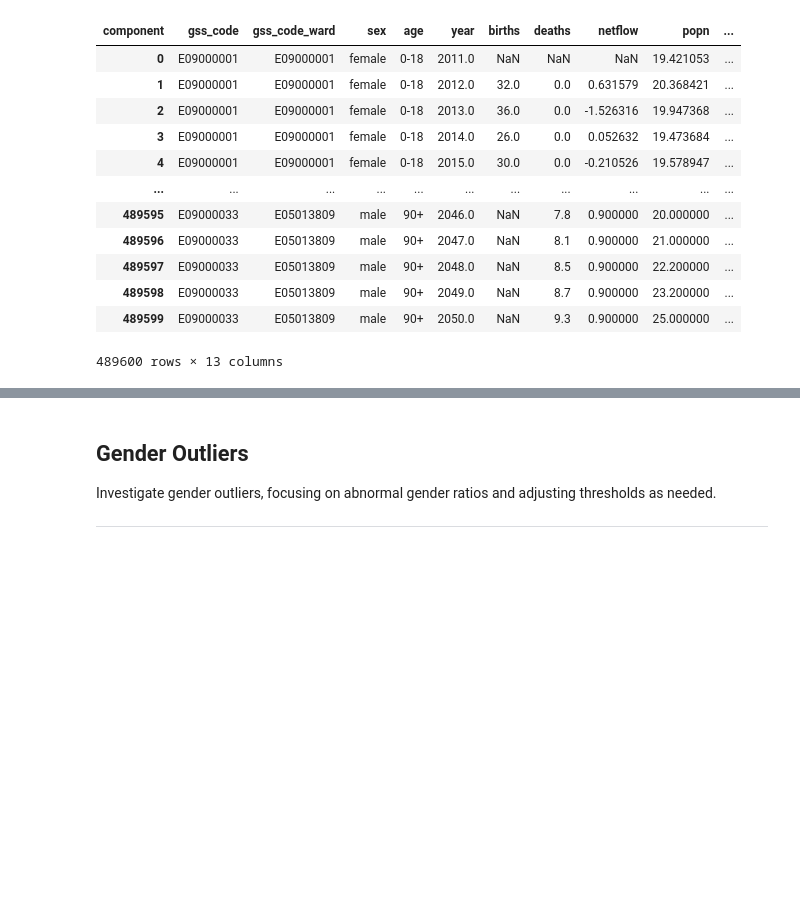
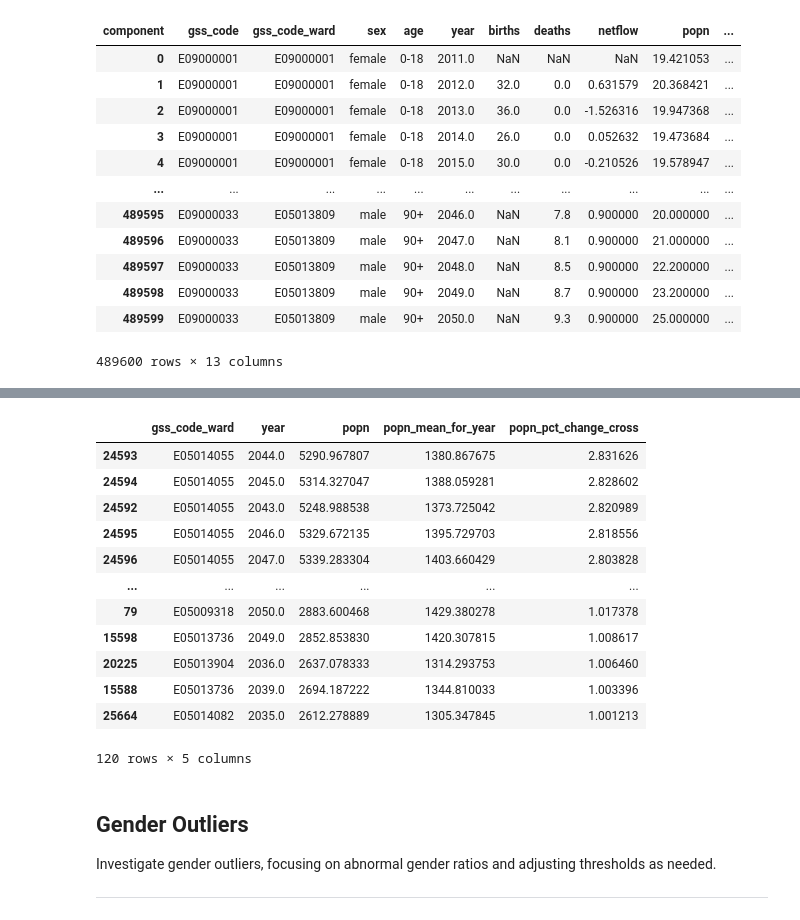
Before and after one commit to SebastianHeslinRees/Projections_QA, a Jupyter notebook: QA_population_projection.ipynb, the cells around one changed output, grey strips where cells are left out. Saved outputs shown, nothing was run; the diff lists cells and outputs as text; code cells hidden in the pictures; blank space fills up the shorter version.

```diff
--- a/QA_population_projection.ipynb
+++ b/QA_population_projection.ipynb
@@ -1141,0 +1359,8 @@ total_pop_cross_sectional_outliers_ward_df = total_pop_cross_sectional_outliers_
+# %%
+Total_population_percentage_change_form_ward_avg = calculate_zscores_and_find_outliers_percentage_change(
+    combined_10yr_fert_agebins_component_columns,
+    ['popn'],
+    Geography='ward',
+    For_population_totals=True,
+    population_analysis_type='cross-sectional',
+    percentage_change_threshold=1)
@@ -1142,3 +1391,19 @@ total_pop_cross_sectional_outliers_ward_df = total_pop_cross_sectional_outliers_
+# %%
+Total_population_percentage_change_form_ward_avg
+# %% [output]
+|  | gss_code_ward | year | popn | popn_mean_for_year | popn_pct_change_cross |
+| 24593 | E05014055 | 2044.0 | 5290.967807 | 1380.867675 | 2.831626 |
+| 24594 | E05014055 | 2045.0 | 5314.327047 | 1388.059281 | 2.828602 |
+| 24592 | E05014055 | 2043.0 | 5248.988538 | 1373.725042 | 2.820989 |
+| 24595 | E05014055 | 2046.0 | 5329.672135 | 1395.729703 | 2.818556 |
+| 24596 | E05014055 | 2047.0 | 5339.283304 | 1403.660429 | 2.803828 |
+| ... | ... | ... | ... | ... | ... |
+| 79 | E05009318 | 2050.0 | 2883.600468 | 1429.380278 | 1.017378 |
+| 15598 | E05013736 | 2049.0 | 2852.853830 | 1420.307815 | 1.008617 |
+| 20225 | E05013904 | 2036.0 | 2637.078333 | 1314.293753 | 1.006460 |
+| 15588 | E05013736 | 2039.0 | 2694.187222 | 1344.810033 | 1.003396 |
+| 25664 | E05014082 | 2035.0 | 2612.278889 | 1305.347845 | 1.001213 |
+120 rows × 5 columns
 # %% [markdown]
 ## Gender Outliers
 Investigate gender outliers, focusing on abnormal gender ratios and adjusting thresholds as needed.
```
Also changed, not shown: parts of 40 cells of this notebook, 4 other files.
